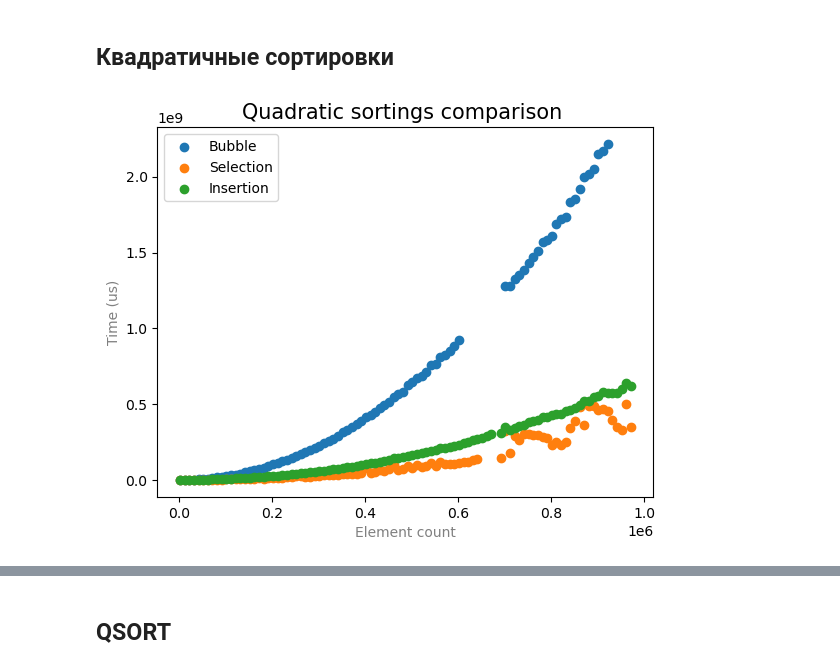
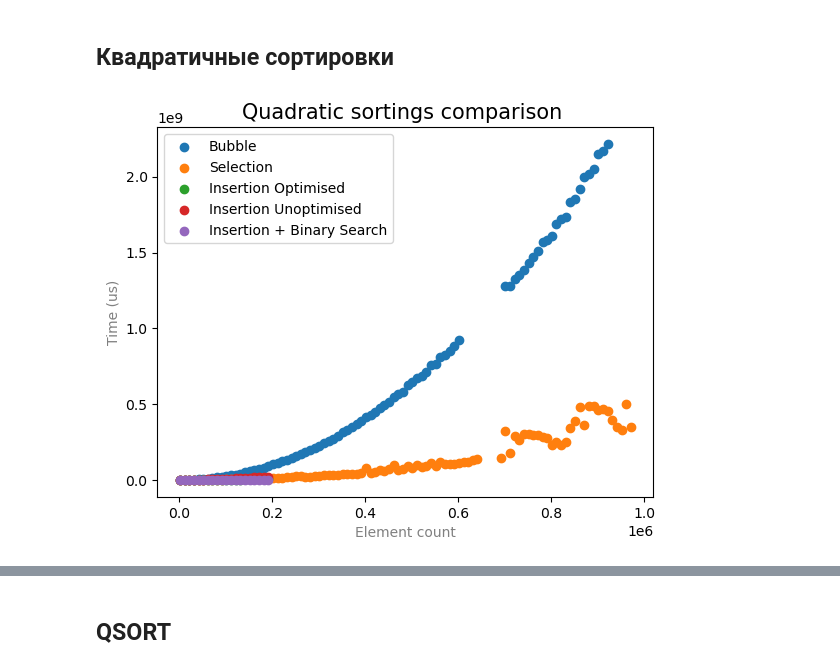
Before and after one commit to foxidokun/alco-algo, a Jupyter notebook: Lab03/graphs.ipynb, the cells around one changed output, grey strips where cells are left out. Saved outputs shown, nothing was run; the diff lists cells and outputs as text; code cells hidden in the pictures.

```diff
--- a/Lab03/graphs.ipynb
+++ b/Lab03/graphs.ipynb
@@ -64,0 +1,31 @@ with open('sorts.txt') as csvfile:
+# %%
+import csv
+from math import log
+
+sorts = {
+    "Bubble Sort" : ([], []),
+    "Selection Sort" : ([], []),
+    "Quick Median Sort" : ([], []),
+    "Quick Central Sort" : ([], []),
+    "Quick Random Sort" : ([], []),
+    "Radix Sort" : ([], []),
+    "Insertion Sort Op" : ([], []),
+    "Insertion Sort Unop" : ([], []),
+    "Insertion Sort BSearch" : ([], []),
+    "Merge Sort #0"  : ([], []),
+    "Merge Sort #4"  : ([], []),
+    "Merge Sort #8"  : ([], []),
+    "Merge Sort #16" : ([], []),
+    "Merge Sort #32" : ([], []),
+    "Merge Sort #64" : ([], []),
+    "Merge Sort #128" : ([], []),
+    "Merge Sort #256" : ([], []),
+    "Merge Sort #512" : ([], []),
+}
+
+with open('sorts.txt') as csvfile:
+    sortreader = csv.reader(csvfile, delimiter=',')
+
+    for row in sortreader:
+        sorts[row[0]][0].append(int(row[1]))
+        sorts[row[0]][1].append(int(row[2]))
@@ -69,14 +56,16 @@ import matplotlib.pyplot as plt
 # %%
 plt.xlabel('Element count', color = 'gray')
 plt.ylabel('Time (us)', color = 'gray')
 
 plt.title('Quadratic sortings comparison ', fontsize = 15)
 
-plt.scatter(bubble_sort_x, bubble_sort_y)
-plt.scatter(selection_sort_x, selection_sort_y)
-plt.scatter(insertion_sort_x, insertion_sort_y)
+plt.scatter(sorts['Bubble Sort'][0], sorts['Bubble Sort'][1])
+plt.scatter(sorts['Selection Sort'][0], sorts['Selection Sort'][1])
+plt.scatter(sorts['Insertion Sort Op'][0], sorts['Insertion Sort Op'][1])
+plt.scatter(sorts['Insertion Sort Unop'][0], sorts['Insertion Sort Unop'][1])
+plt.scatter(sorts['Insertion Sort BSearch'][0], sorts['Insertion Sort BSearch'][1])
 
-plt.legend(['Bubble', 'Selection', 'Insertion'])
+plt.legend(['Bubble', 'Selection', 'Insertion Optimised', 'Insertion Unoptimised', 'Insertion + Binary Search'])
 plt.show()
 # %% [output]
-[figure, old version]
+[figure, new version]
```
Also changed, not shown: parts of 13 cells of this notebook, 4 other files.
